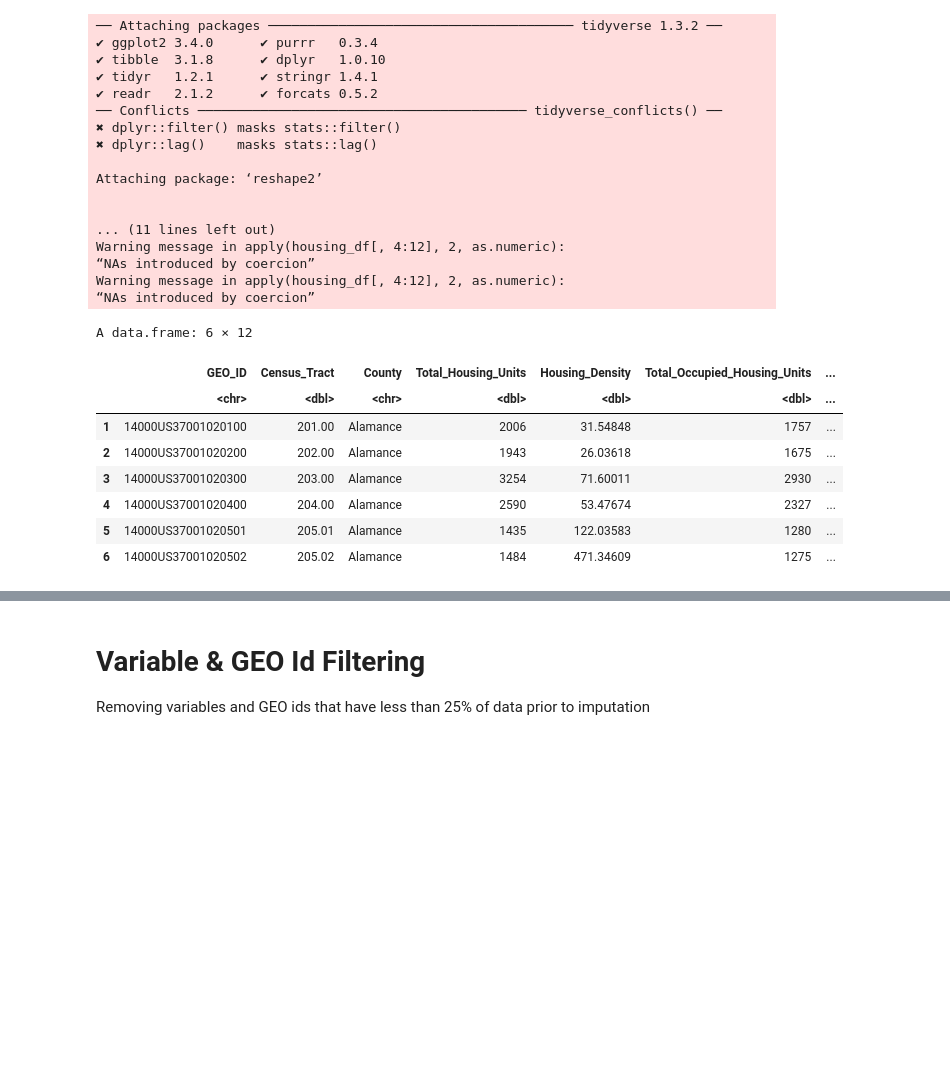
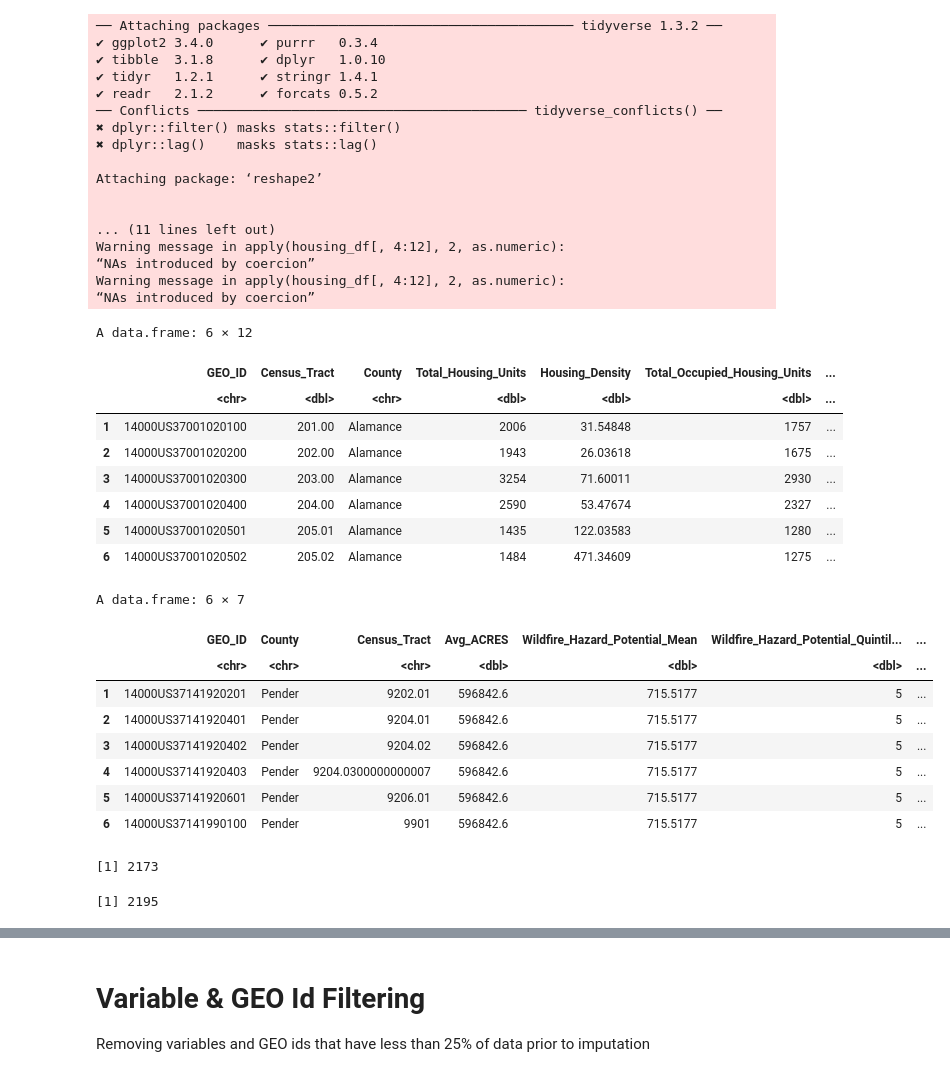
Before and after one commit to UNC-CEMALB/ENVIROSCAN, a Jupyter notebook: 2. Data Imputation/Housing Imputation.ipynb, the cells around one changed output, grey strips where cells are left out. Drawn from its saved outputs; the diff is of its cells as text; code cells hidden in the pictures; blank space fills up the shorter version.

```diff
--- a/2. Data Imputation/Housing Imputation.ipynb
+++ b/2. Data Imputation/Housing Imputation.ipynb
@@ -1,7 +1,7 @@
 # %%
-setwd('/Users/alexis/Library/CloudStorage/OneDrive-UniversityofNorthCarolinaatChapelHill/CEMALB_DataAnalysisPM/Projects/P1009. NC ENVRIOSCAN/P1009.3. Analyses/P1009.3.3. Data Imputation')
-Output = ('/Users/alexis/Library/CloudStorage/OneDrive-UniversityofNorthCarolinaatChapelHill/CEMALB_DataAnalysisPM/Projects/P1009. NC ENVRIOSCAN/P1009.3. Analyses/P1009.3.3. Data Imputation/Output')
-cur_date = "020923"
+setwd('/Users/alexis/Library/CloudStorage/OneDrive-UniversityofNorthCarolinaatChapelHill/CEMALB_DataAnalysisPM/Projects/P1009. NC ENVRIOSCAN/P1009.3. Analyses/P1009.3.4. Sociodemographic & Housing Imputation')
+Output = ('/Users/alexis/Library/CloudStorage/OneDrive-UniversityofNorthCarolinaatChapelHill/CEMALB_DataAnalysisPM/Projects/P1009. NC ENVRIOSCAN/P1009.3. Analyses/P1009.3.4. Sociodemographic & Housing Imputation/Output')
+cur_date = "030923"
 
 library(readxl)
 library(tidyverse)
@@ -10,6 +10,7 @@ library(missForest)
 
 # reading in files
 housing_df = data.frame(read_excel("Input/Housing_Data_020923.xlsx", sheet = 2))
+whp_df = data.frame(read_excel("Input/Imputed_Wildfire_Hazard_030923.xlsx"))
 
 # making some of the cols numeric
 housing_df[,4:12] = data.frame(apply(housing_df[,4:12], 2,as.numeric))
@@ -33,13 +34,30 @@ Warning message in apply(housing_df[, 4:12], 2, as.numeric):
 “NAs introduced by coercion”
 # %%
 head(housing_df)
+head(whp_df)
 # %% [output]
 A data.frame: 6 × 12
 |  | GEO_ID | Census_Tract | County | Total_Housing_Units | Housing_Density | Total_Occupied_Housing_Units | ... |
 |  | <chr> | <dbl> | <chr> | <dbl> | <dbl> | <dbl> | ... |
 | 1 | 14000US37001020100 | 201.00 | Alamance | 2006 | 31.54848 | 1757 | ... |
 | 2 | 14000US37001020200 | 202.00 | Alamance | 1943 | 26.03618 | 1675 | ... |
 | 3 | 14000US37001020300 | 203.00 | Alamance | 3254 | 71.60011 | 2930 | ... |
 | 4 | 14000US37001020400 | 204.00 | Alamance | 2590 | 53.47674 | 2327 | ... |
 | 5 | 14000US37001020501 | 205.01 | Alamance | 1435 | 122.03583 | 1280 | ... |
 | 6 | 14000US37001020502 | 205.02 | Alamance | 1484 | 471.34609 | 1275 | ... |
+A data.frame: 6 × 7
+|  | GEO_ID | County | Census_Tract | Avg_ACRES | Wildfire_Hazard_Potential_Mean | Wildfire_Hazard_Potential_Quintil... | ... |
+|  | <chr> | <chr> | <chr> | <dbl> | <dbl> | <dbl> | ... |
+| 1 | 14000US37141920201 | Pender | 9202.01 | 596842.6 | 715.5177 | 5 | ... |
+| 2 | 14000US37141920401 | Pender | 9204.01 | 596842.6 | 715.5177 | 5 | ... |
+| 3 | 14000US37141920402 | Pender | 9204.02 | 596842.6 | 715.5177 | 5 | ... |
+| 4 | 14000US37141920403 | Pender | 9204.0300000000007 | 596842.6 | 715.5177 | 5 | ... |
+| 5 | 14000US37141920601 | Pender | 9206.01 | 596842.6 | 715.5177 | 5 | ... |
+| 6 | 14000US37141990100 | Pender | 9901 | 596842.6 | 715.5177 | 5 | ... |
+# %%
+# seeing if the geo ids are consistent in each file
+length(unique(housing_df$GEO_ID))
+length(unique(whp_df$GEO_ID))
+# %% [output]
+[1] 2173
+[1] 2195
```
Also changed, not shown: parts of 2 cells of this notebook, 2 other files.
